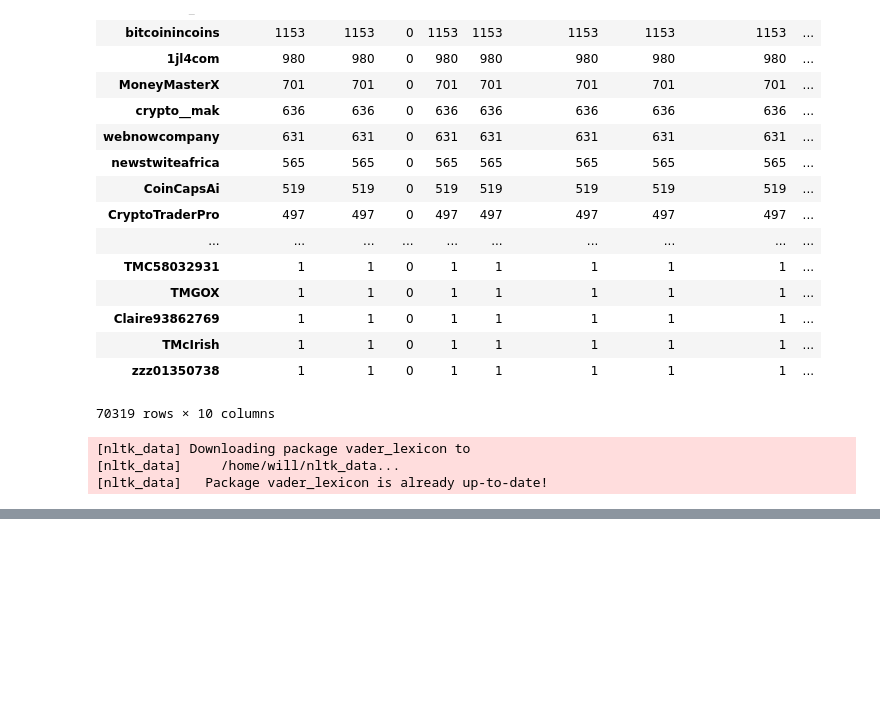
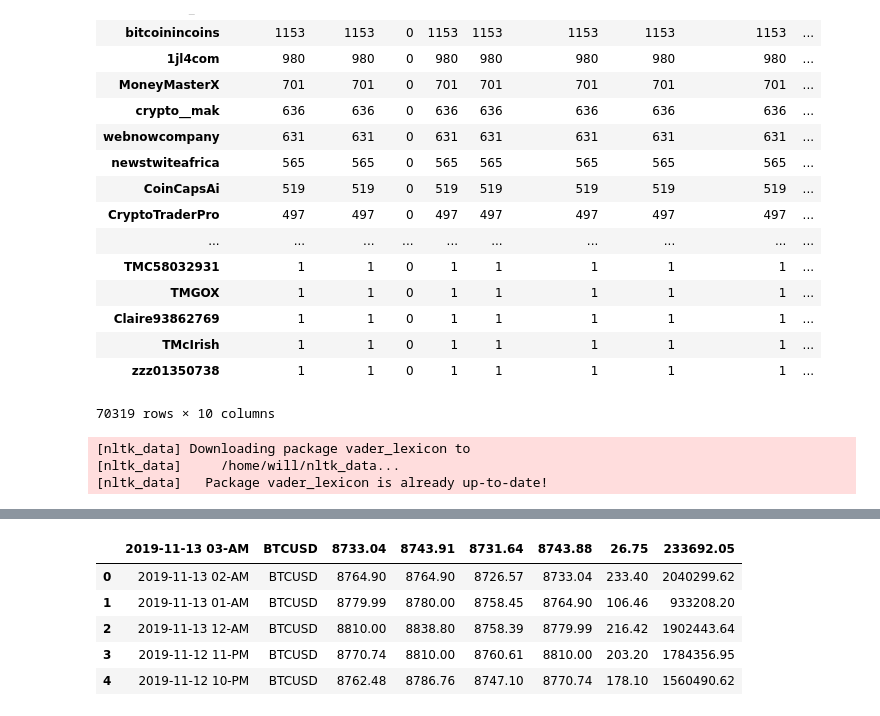
Before and after one commit to willwillis/Crypto-Sentiment-Clusters, a Jupyter notebook: notebooks/will/twitter/parse-premium-jsonl.ipynb, the cells around one changed output, grey strips where cells are left out. Cells and saved outputs as stored; diff of their text form; code cells hidden in the pictures; blank space fills up the shorter version.

```diff
--- a/notebooks/will/twitter/parse-premium-jsonl.ipynb
+++ b/notebooks/will/twitter/parse-premium-jsonl.ipynb
@@ -213,0 +260,11 @@ NameError: name 'articles_df' is not defined
+# %%
+dirty_hourly_btc = pathlib.Path('../../../data/dirty/crypto/Coinbase_BTCUSD_1h.csv')
+BTC_price = pd.read_csv(dirty_hourly_btc,header=1)
+BTC_price.head()
+# %% [output]
+|  | 2019-11-13 03-AM | BTCUSD | 8733.04 | 8743.91 | 8731.64 | 8743.88 | 26.75 | 233692.05 |
+| 0 | 2019-11-13 02-AM | BTCUSD | 8764.90 | 8764.90 | 8726.57 | 8733.04 | 233.40 | 2040299.62 |
+| 1 | 2019-11-13 01-AM | BTCUSD | 8779.99 | 8780.00 | 8758.45 | 8764.90 | 106.46 | 933208.20 |
+| 2 | 2019-11-13 12-AM | BTCUSD | 8810.00 | 8838.80 | 8758.39 | 8779.99 | 216.42 | 1902443.64 |
+| 3 | 2019-11-12 11-PM | BTCUSD | 8770.74 | 8810.00 | 8760.61 | 8810.00 | 203.20 | 1784356.95 |
+| 4 | 2019-11-12 10-PM | BTCUSD | 8762.48 | 8786.76 | 8747.10 | 8770.74 | 178.10 | 1560490.62 |
```
Also changed, not shown: parts of 7 cells of this notebook, 2 other files.
